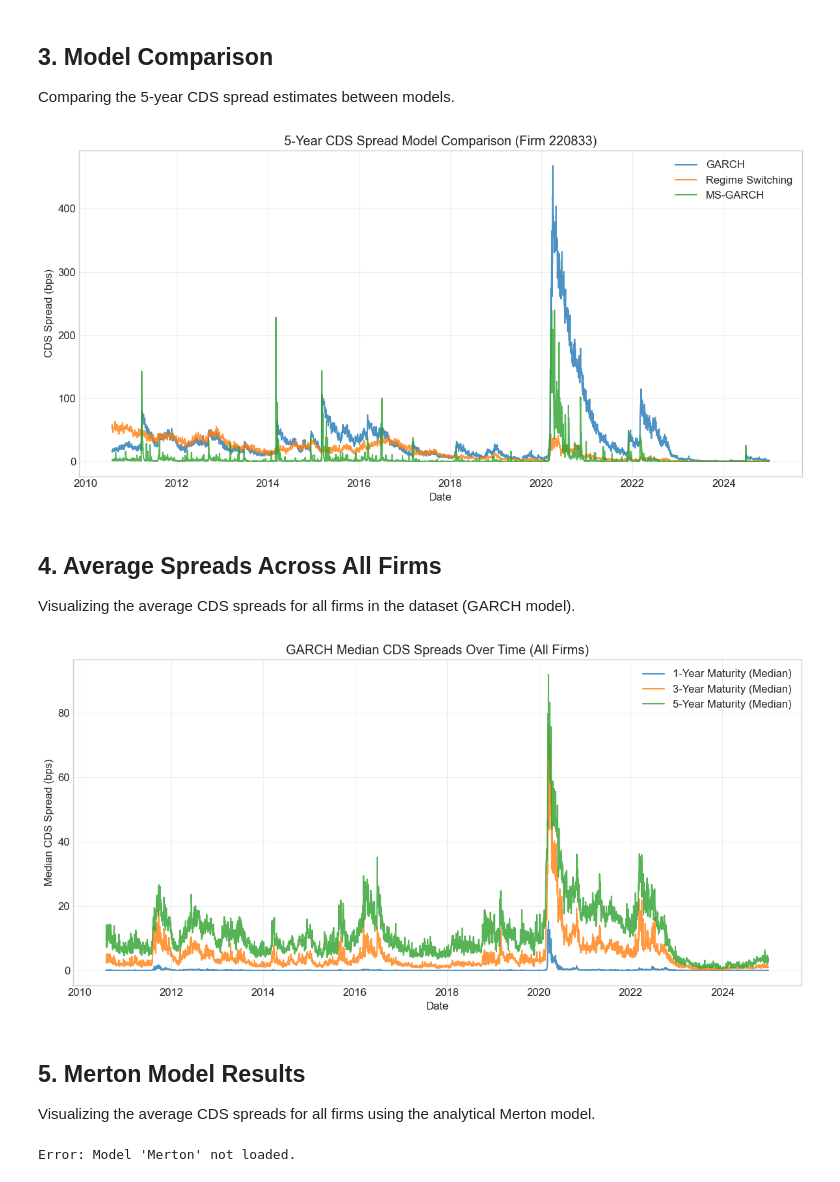
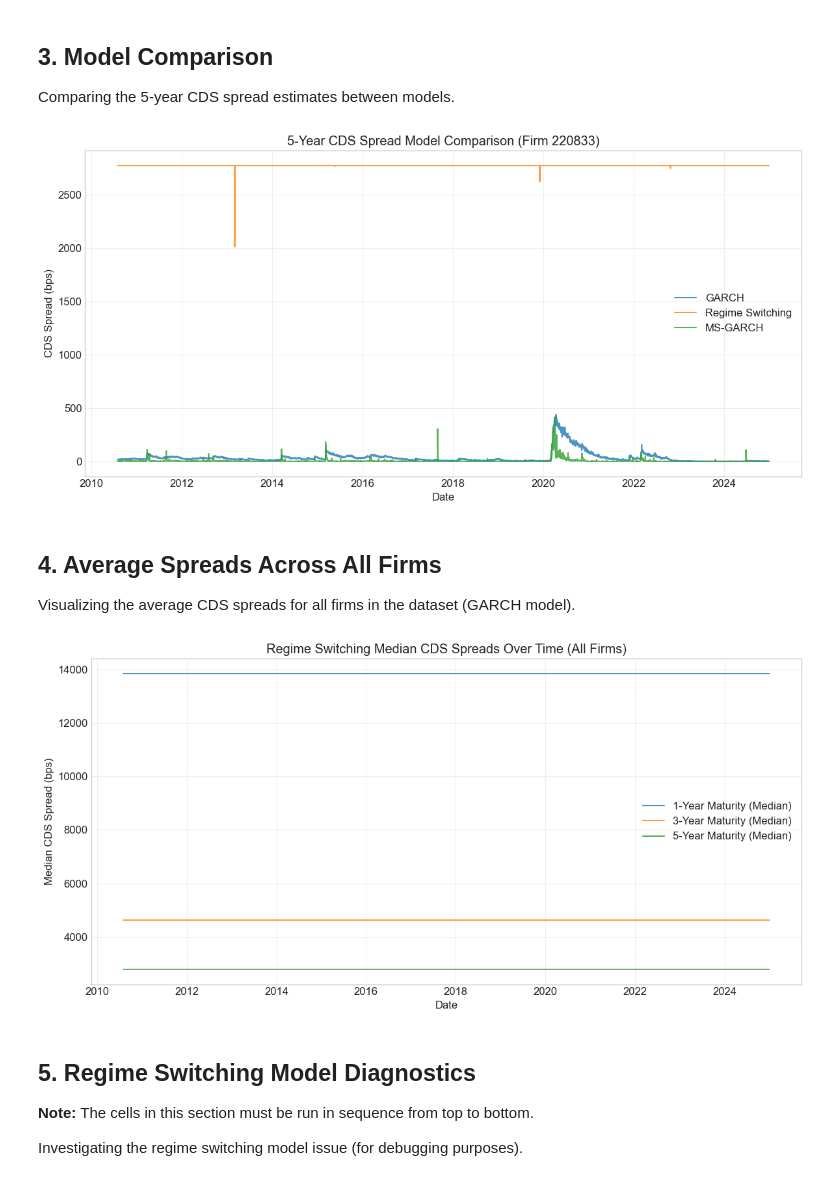
Before and after one commit to ChaseW3/Seminar-QF, a Jupyter notebook: Seminar QF/notebooks/visualize_results.ipynb, the cells around one changed output. Saved outputs shown, nothing was run; the diff lists cells and outputs as text; code cells hidden in the pictures.

```diff
--- a/Seminar QF/notebooks/visualize_results.ipynb
+++ b/Seminar QF/notebooks/visualize_results.ipynb
@@ -37,7 +37,6 @@ from src.utils import config
 garch_file = config.OUTPUT_DIR / 'cds_spreads_garch_mc_all_firms.csv'
 rs_file = config.OUTPUT_DIR / 'cds_spreads_regime_switching_mc_all_firms.csv'
 ms_garch_file = config.OUTPUT_DIR / 'cds_spreads_ms_garch_mc_all_firms.csv'
-merton_file = config.OUTPUT_DIR / 'cds_spreads_merton.csv'
 
 if garch_file.exists():
     plotter.load_data('GARCH', garch_file)
@@ -53,11 +52,6 @@ if ms_garch_file.exists():
     plotter.load_data('MS-GARCH', ms_garch_file)
 else:
     print(f"Warning: {ms_garch_file} not found.")
-
-if merton_file.exists():
-    plotter.load_data('Merton', merton_file)
-else:
-    print(f"Warning: {merton_file} not found.")
 # %% [output]
 Loading data for GARCH from /Users/thomasdeleeuw/Downloads/Seminar-QF/Seminar QF/data/output/cds_spreads_garch_mc_all_firms.csv...
   Mapped columns: ['spread_1y_bps', 'spread_3y_bps', 'spread_5y_bps']
@@ -90,24 +84,17 @@ Comparing the 5-year CDS spread estimates between models.
 # %%
 plotter.plot_model_comparison(gvkey=220833, maturity=5, models=['GARCH', 'Regime Switching', 'MS-GARCH'])
 # %% [output]
-[figure, old version]
+[figure, new version]
 # %% [markdown]
 ## 4. Average Spreads Across All Firms
 Visualizing the average CDS spreads for all firms in the dataset (GARCH model).
 # %%
-plotter.plot_average_spreads_over_time('GARCH', maturities=[1, 3, 5])
+plotter.plot_average_spreads_over_time('Regime Switching', maturities=[1, 3, 5])
 # %% [output]
-[figure, old version]
+[figure, new version]
-# %% [markdown]
-## 5. Merton Model Results
-Visualizing the average CDS spreads for all firms using the analytical Merton model.
-# %%
-# Plot median spreads for 1, 3, and 5 years for Merton model
-plotter.plot_average_spreads_over_time(
-    'Merton',
-    maturities=[1, 3, 5],
-    title="Median Merton CDS Spreads Over Time (Analytical)",
-    aggregation='median'
-)
-# %% [output]
-Error: Model 'Merton' not loaded.
+# %% [markdown]
+## 5. Regime Switching Model Diagnostics
+
+**Note:** The cells in this section must be run in sequence from top to bottom.
+
+Investigating the regime switching model issue (for debugging purposes).
```
Also changed, not shown: parts of 11 cells of this notebook, 3 other files.
